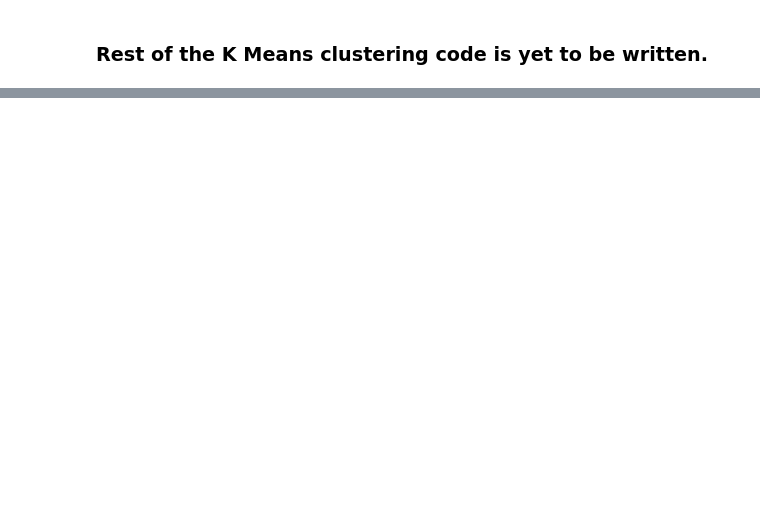
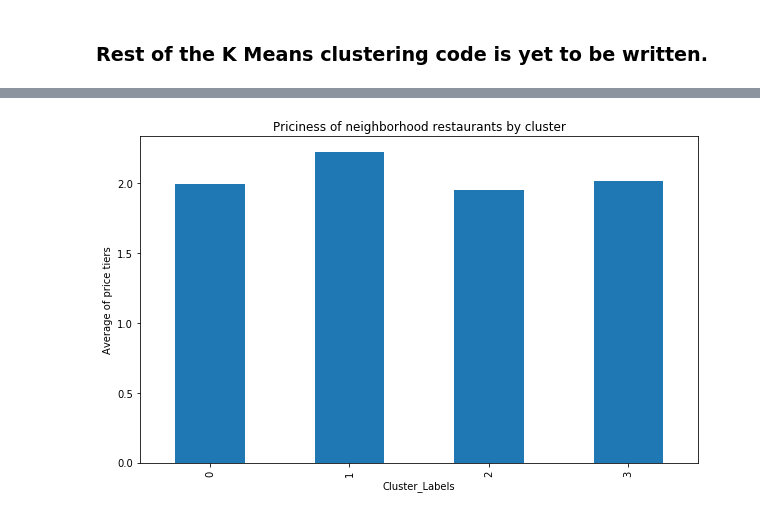
Before and after one commit to skarthik89/Coursera-Capstone, a Jupyter notebook: Final Capstone Project.ipynb, the cells around one changed output, grey strips where cells are left out. Cells and saved outputs as stored; diff of their text form; code cells hidden in the pictures; blank space fills up the shorter version.

```diff
--- a/Final Capstone Project.ipynb
+++ b/Final Capstone Project.ipynb
@@ -644,0 +1060,8 @@ toronto_venues[toronto_venues['Venue Category'].str.contains("Restaurant")]
+# %%
+df_price_tiers = toronto_pivot.loc[(0,1,2,3), 'Price_Tier']
+df_price_tiers.plot(kind='bar', figsize=(10,6))
+plt.ylabel('Average of price tiers') # add y-label to the plot
+plt.title('Priciness of neighborhood restaurants by cluster') # add title to the plot
+plt.show()
+# %% [output]
+[figure, added]
```
Also changed, not shown: parts of 51 cells of this notebook.
